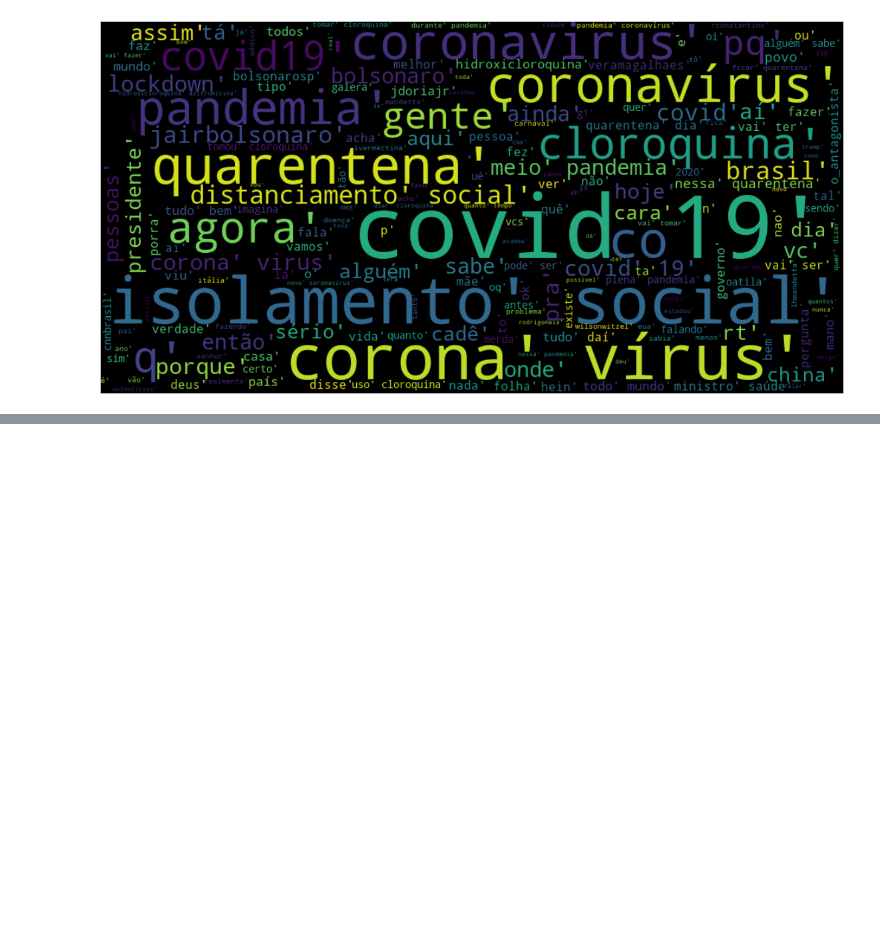
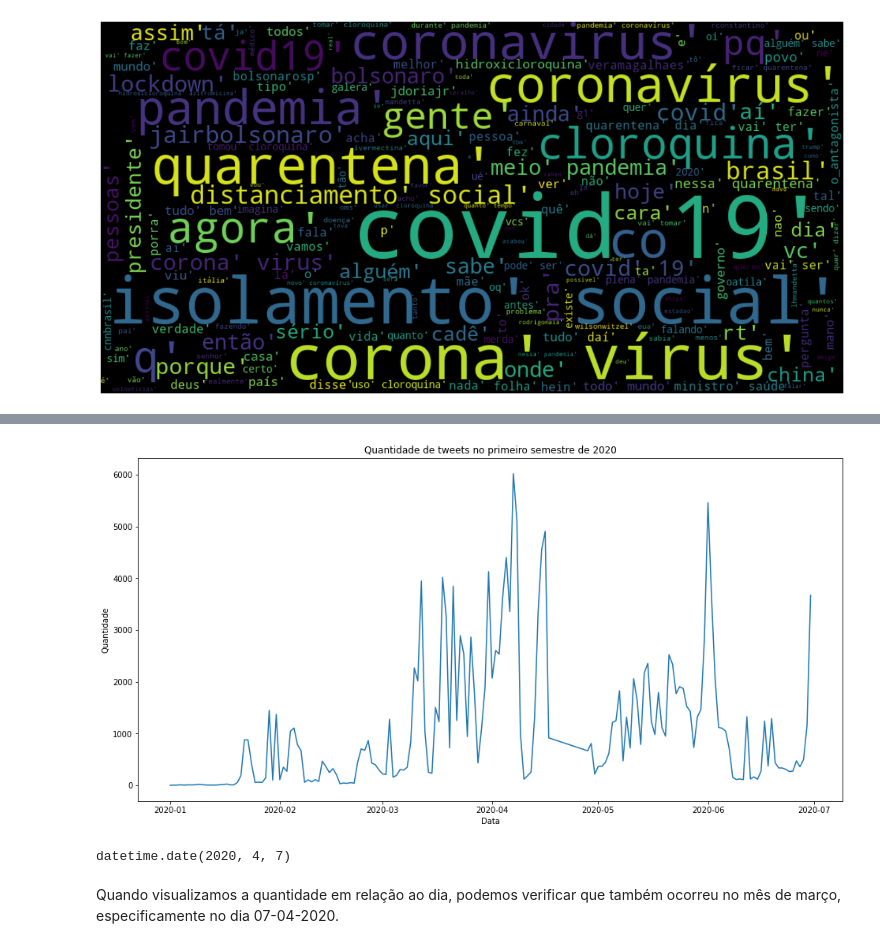
Before and after one commit to patricktapajos/ex-python-ds, a Jupyter notebook: work_covid19_tweets.ipynb, the cells around one changed output, grey strips where cells are left out. Saved outputs shown, nothing was run; the diff lists cells and outputs as text; code cells hidden in the pictures; blank space fills up the shorter version.

```diff
--- a/work_covid19_tweets.ipynb
+++ b/work_covid19_tweets.ipynb
@@ -333,0 +226,19 @@ gen_img_word_cloud(duvidas_db['perguntas'])
+# %%
+# Quantidade de tweets por dias (sem contar a hora, minuto e segundo)
+df_date = duvidas_db.groupby(pd.to_datetime(duvidas_db['data']).dt.date)['data'].count()
+df_date
+plt.figure(figsize=(16,8))
+plt.title('Quantidade de tweets no primeiro semestre de 2020')
+plt.plot(df_date)
+plt.xlabel("Data")
+plt.ylabel("Quantidade")
+plt.show()
+# %% [output]
+[figure, added]
+# %%
+maxdf = duvidas_db.groupby(pd.to_datetime(duvidas_db['data']).dt.date)['data'].count()
+maxdf.idxmax()
+# %% [output]
+datetime.date(2020, 4, 7)
+# %% [markdown]
+Quando visualizamos a quantidade em relação ao dia, podemos verificar que também ocorreu no mês de março, especificamente no dia 07-04-2020.
```
Also changed, not shown: parts of 28 cells of this notebook.
